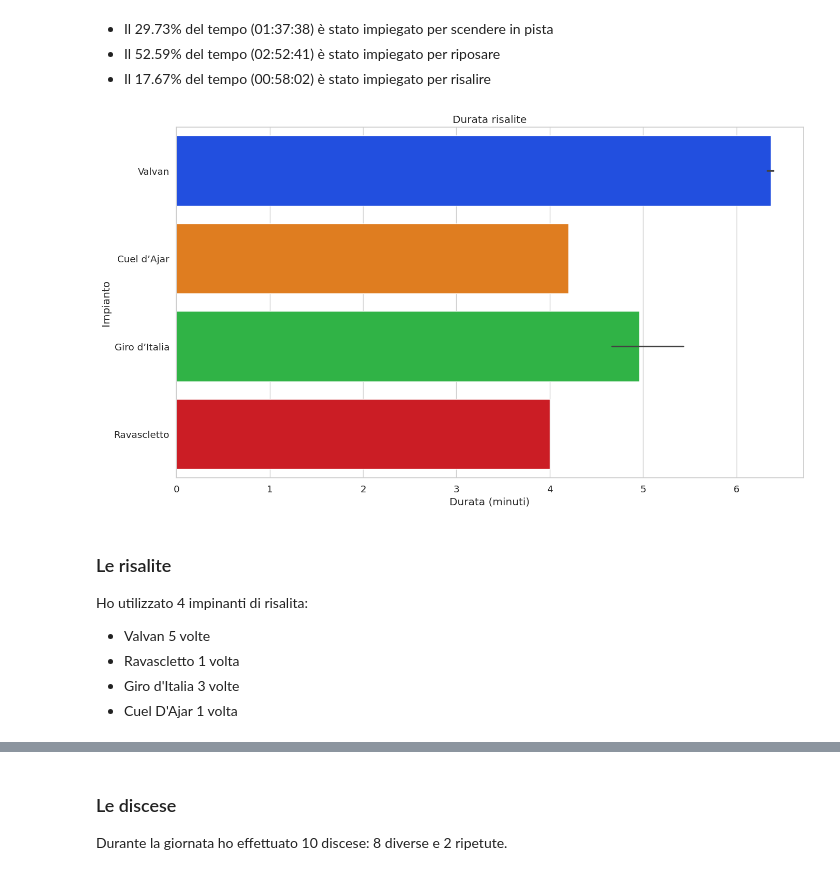
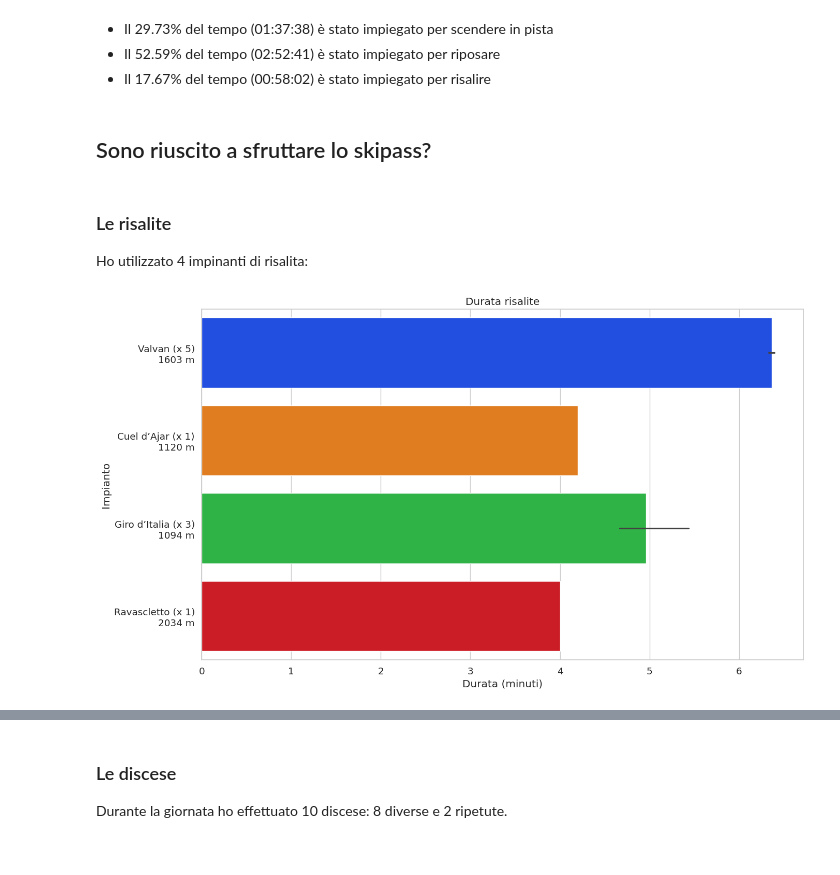
Before and after one commit to thomasmassarutto/DataSlopes, a Jupyter notebook: DataSlopes.ipynb, the cells around one changed output, grey strips where cells are left out. Saved outputs shown, nothing was run; the diff lists cells and outputs as text; code cells hidden in the pictures.

```diff
--- a/DataSlopes.ipynb
+++ b/DataSlopes.ipynb
@@ -618,41 +586,46 @@ plt.show()
 - Il 29.73% del tempo (01:37:38) è stato impiegato per scendere in pista
 - Il 52.59% del tempo (02:52:41) è stato impiegato per riposare
 - Il 17.67% del tempo (00:58:02) è stato impiegato per risalire
+# %% [markdown]
+## Sono riuscito a sfruttare lo skipass?
+# %% [markdown]
+### Le risalite
+
+Ho utilizzato 4 impinanti di risalita:
 # %%
 df_salite['durata_minuti'] = (df_salite['unixtime_end'] - df_salite['unixtime_start']) / 60
+conteggi = df_salite['nome_impianto'].value_counts()
+
+df_salite['nome_impianto_label'] = (
+    df_salite['nome_impianto']+ #'\n' +
+    " (x " + df_salite['nome_impianto'].map(conteggi).astype(str)+ ")" + '\n' +
+    "" + df_salite['lunghezza'].astype(str)+ " m"
+)
+
 
 f, ax = plt.subplots(1, 1, figsize=safe_image_size)
 
 ax.set_title("Durata risalite")
 
 sns.barplot(
     data=df_salite,
-    y="nome_impianto",
-    x="durata_minuti",
+    y='nome_impianto_label',
+    x='durata_minuti',
     orient='h',
-    hue='nome_impianto',
-    palette= palette
+    hue='nome_impianto_label',
+    palette= 'bright'
 )
 
 ax.set_ylabel("Impianto")
 ax.set_xlabel("Durata (minuti)")
 
 plt.tight_layout()
 
 plt.show()
 # %% [output]
-[figure, old version]
+[figure, new version]
 # %%
 ##media_per_impianto = df_salite.groupby('nome_impianto')['durata'].mean().round(2)
 ##media_impianti = pd.to_timedelta(media_per_impianto, unit='s').astype(str)
 
 ##media_impianti
-# %% [markdown]
-### Le risalite
-
-Ho utilizzato 4 impinanti di risalita:
-
-- Valvan 5 volte
-- Ravascletto 1 volta
-- Giro d'Italia 3 volte
-- Cuel D'Ajar 1 volta
```
Also changed, not shown: parts of 29 cells of this notebook, 2 other files.
